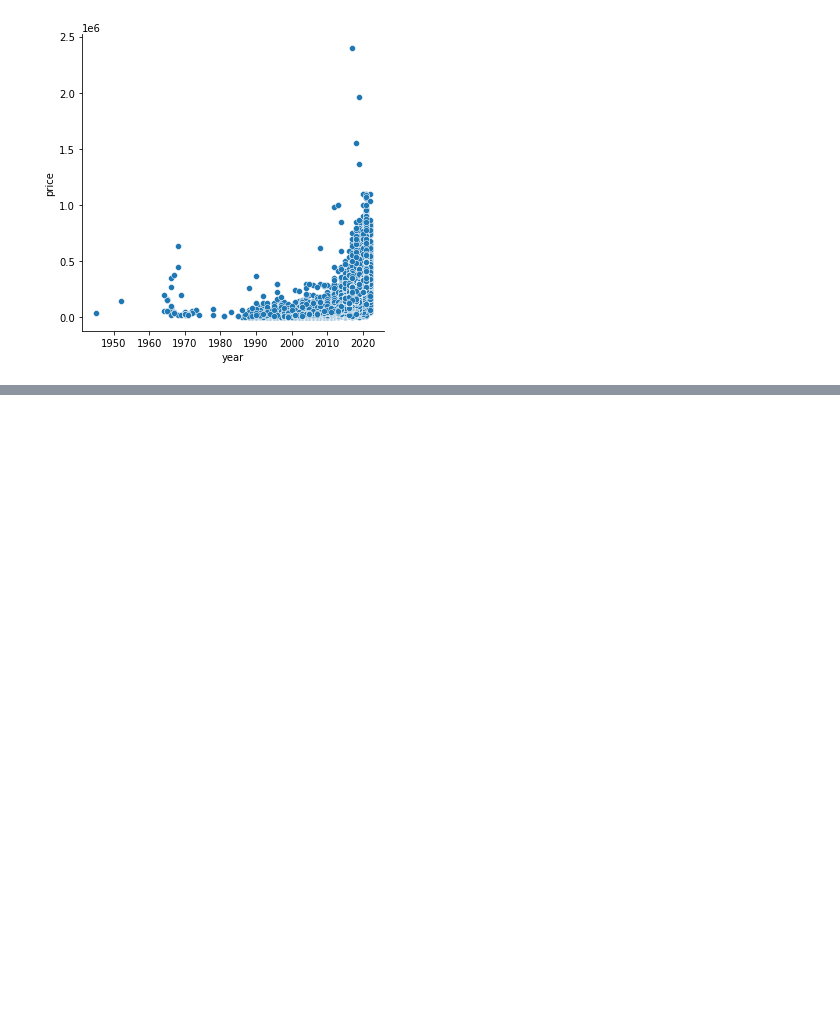
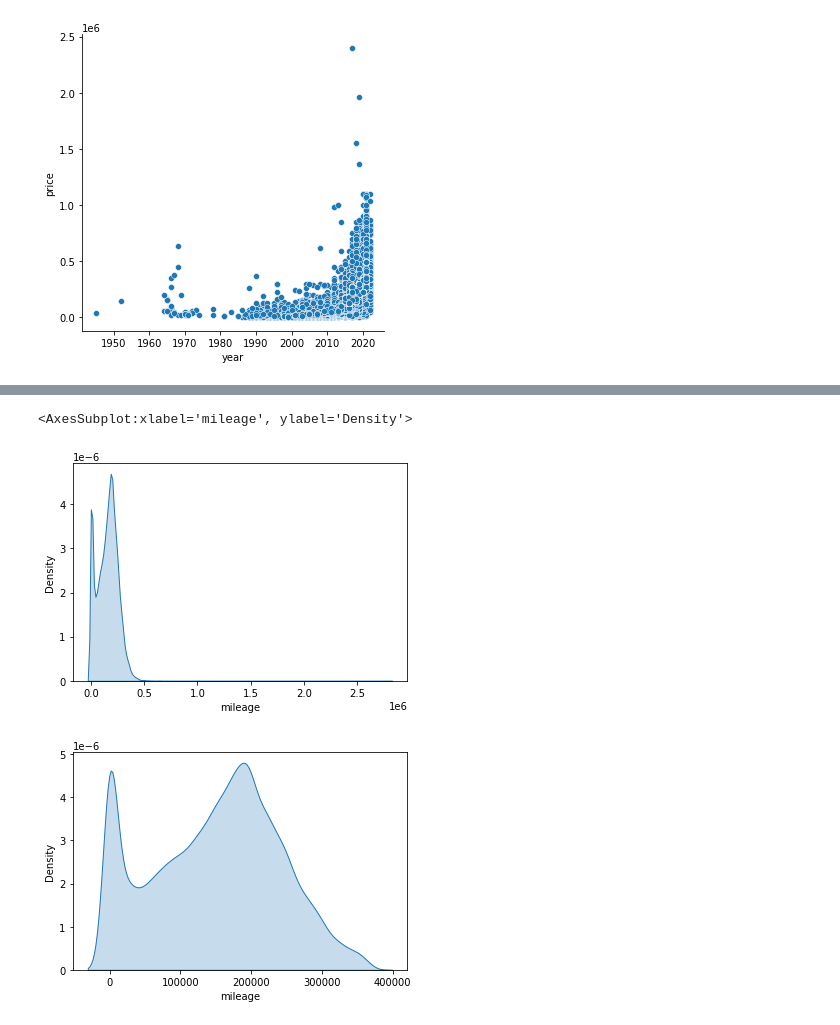
Before and after one commit to cinkonaap/ml-light-talk-02-2022, a Jupyter notebook: LearnNotebook.ipynb, the cells around one changed output, grey strips where cells are left out. Drawn from its saved outputs; the diff is of its cells as text; code cells hidden in the pictures; blank space fills up the shorter version.

```diff
--- a/LearnNotebook.ipynb
+++ b/LearnNotebook.ipynb
@@ -153,3 +236,12 @@ Name: price, dtype: float64
 <seaborn.axisgrid.FacetGrid at 0x...>
 [figure]
 [figure]
+# %%
+# Deep learning using keras
+
+###
+cars_ml_df = cars_df[['mark', 'fuel', 'year', 'mileage', 'vol_engine', 'price']]
+# %%
+print(cars_df['mark'].value_counts())
+
+cars_ml_df = cars_ml_df[cars_ml_df['mark'].isin(['audi', 'opel', 'bmw', 'volkswagen', 'ford'])]
@@ -155,0 +276,4 @@ Name: price, dtype: float64
+# %%
+print(cars_ml_df['year'].value_counts())
+
+cars_ml_df = cars_ml_df[cars_ml_df['year'] >= 2000]
@@ -155,0 +298,4 @@ Name: price, dtype: float64
+# %%
+print(cars_ml_df['year'].value_counts())
+
+cars_ml_df = cars_ml_df[cars_ml_df['year'] >= 2000]
@@ -155,0 +332,13 @@ Name: price, dtype: float64
+# %%
+import matplotlib.pyplot as plt
+
+sns.kdeplot(cars_ml_df['mileage'], shade=True)
+
+plt.figure()
+
+mileage_q98 = cars_ml_df['mileage'].quantile(0.99)
+sns.kdeplot(cars_ml_df[cars_ml_df['mileage'] < mileage_q98]['mileage'], shade=True)
+# %% [output]
+<AxesSubplot:xlabel='mileage', ylabel='Density'>
+[figure, added]
+[figure, added]
```
Also changed, not shown: parts of 20 cells of this notebook, 6 other files.
